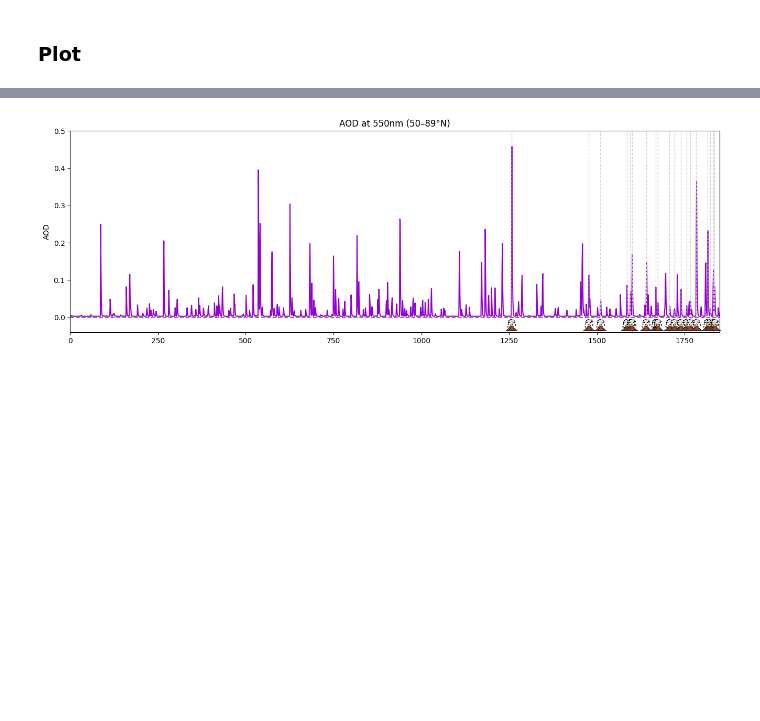
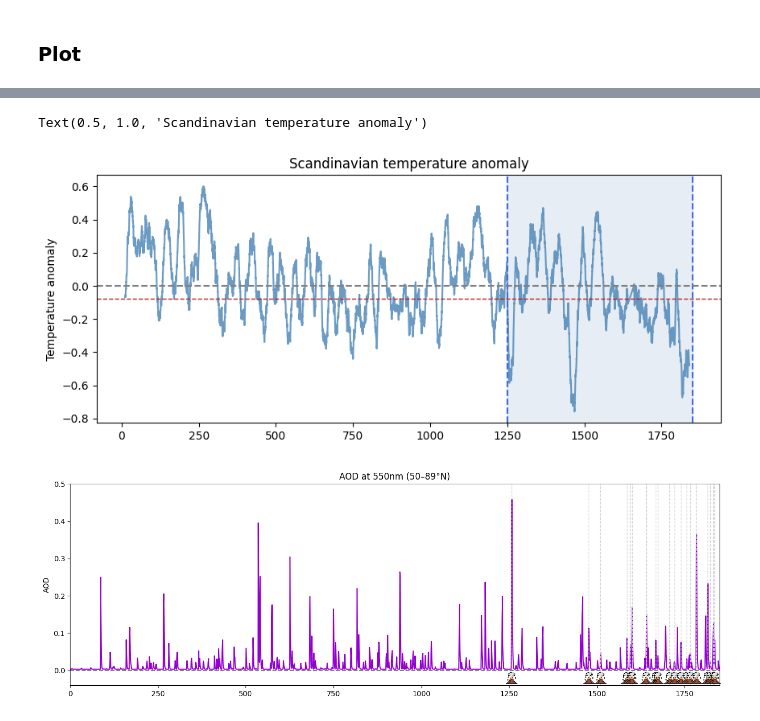
Before and after one commit to EliHHogemo/lia, a Jupyter notebook: Scandi_temp.ipynb, the cells around one changed output, grey strips where cells are left out. Saved outputs shown, nothing was run; the diff lists cells and outputs as text; code cells hidden in the pictures; blank space fills up the shorter version.

```diff
--- a/Scandi_temp.ipynb
+++ b/Scandi_temp.ipynb
@@ -419,3 +409,27 @@ plt.show()
+# %%
+mean_anomaly = (anomaly_scand_all_forcing + anomaly_scand_slo + anomaly_scand_tes)/3
+x_mean = cftime_to_decimal_year(mean_anomaly['time'].values)
+
+fig, ax = plt.subplots(1,1, figsize=(10,4))
+
+start_time = 1250
+end_time = 1850
+
+#ax.plot(x_scand_tes, anomaly_scand_tes, color='saddlebrown', label='MPI-ESM all forcing, tes0004')
+#ax.plot(x_scand_slo, anomaly_scand_slo, color='darkgoldenrod', label='MPI-ESM all forcing, slo0059')
+#ax.plot(x_scand_all_forcing, anomaly_scand_all_forcing, color='sandybrown', label='MPI-ESM all forcing')
+ax.plot(x_mean, mean_anomaly, color='steelblue', alpha=0.8, label='MPI-ESM all forcing')
+ax.axvline(start_time, color='royalblue', linestyle='--')
+ax.axvline(end_time, color='royalblue', linestyle='--')
+ax.axvspan(start_time, end_time, color='lightsteelblue', alpha=0.3, label='LIA')
+ax.axhline(0, linestyle='--', color='gray')
+ax.axhline(mean_scand_LIA, color='firebrick', linestyle='--', linewidth=1,
+              label=f'LIA mean')
+ax.set_ylabel('Temperature anomaly')
+ax.set_title(f'Scandinavian temperature anomaly')
+# %% [output]
+Text(0.5, 1.0, 'Scandinavian temperature anomaly')
+[figure, added]
 # %%
 aod = xr.open_dataset('/nird/datalake/NS1004K/elihho/eVolv2k_v3_EVA_AOD_-500_1900_1_ym.nc')
 
```
Also changed, not shown: parts of 7 cells of this notebook, 1 other file.
